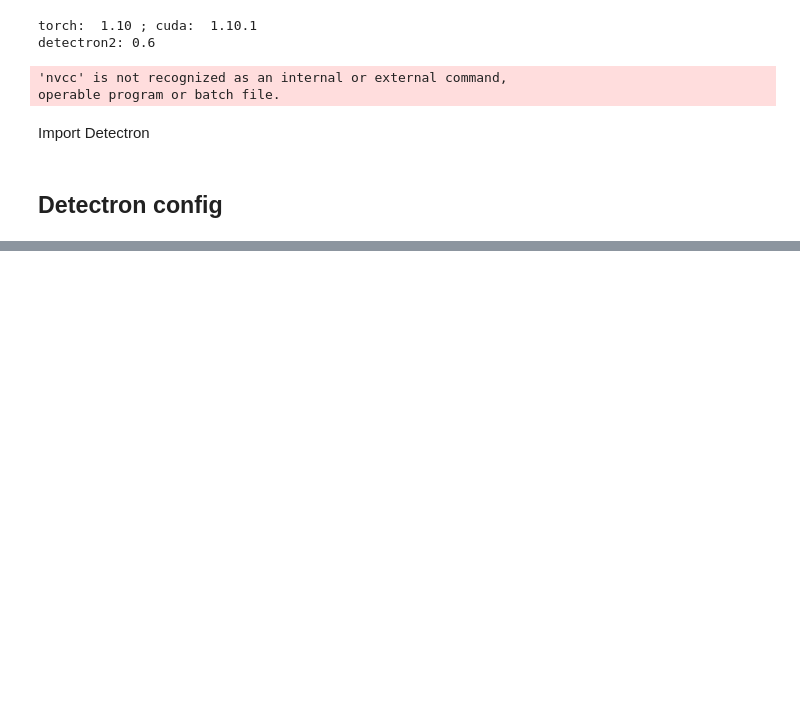
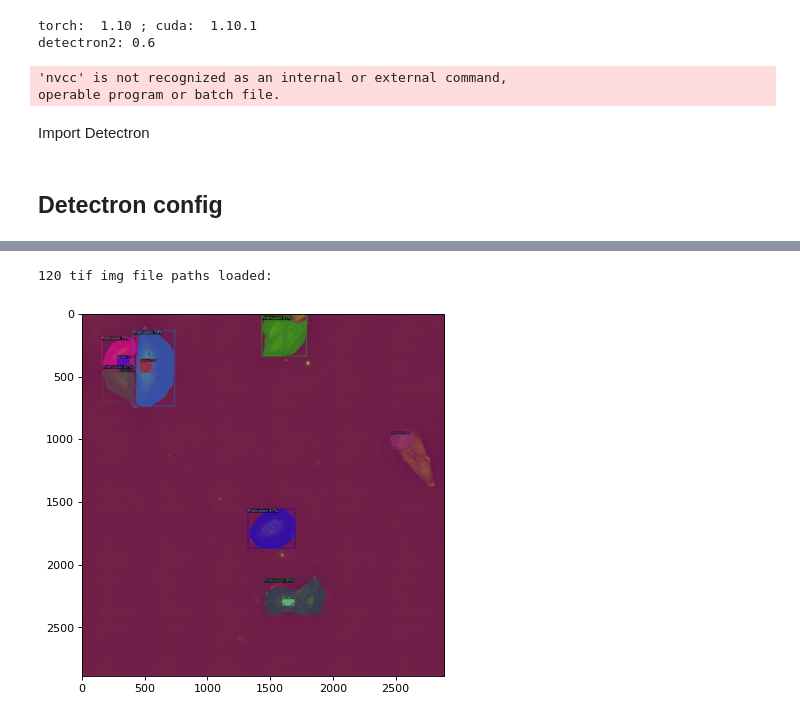
Before and after one commit to xing-lab-pitt/xing-vimentin-dic-pipeline, a Jupyter notebook: src/cxa_segmentation/notebooks/detectron_train.ipynb, the cells around one changed output, grey strips where cells are left out. Drawn from its saved outputs; the diff is of its cells as text; code cells hidden in the pictures; blank space fills up the shorter version.

Commit message:
update detectron and seg code

```diff
--- a/src/cxa_segmentation/notebooks/detectron_train.ipynb
+++ b/src/cxa_segmentation/notebooks/detectron_train.ipynb
@@ -78,0 +126,6 @@ cfg.TEST.EVAL_PERIOD = 500
+# %%
+cfg.OUTPUT_DIR = "./detectron_run0_output/"
+cfg.MODEL.WEIGHTS = os.path.join(cfg.OUTPUT_DIR, "model_final.pth")
+cfg.MODEL.ROI_HEADS.SCORE_THRESH_TEST = 0.55   # set the testing threshold for this model
+cfg.DATASETS.TEST = ("deepfashion_val", )
+predictor = DefaultPredictor(cfg)
@@ -78,0 +168,40 @@ cfg.TEST.EVAL_PERIOD = 500
+# %%
+import numpy as np
+import matplotlib.pyplot as plt
+from cellpose import models
+from cellpose.io import imread
+import glob
+from pathlib import Path
+from PIL import Image, ImageSequence
+from tqdm import tqdm
+import os
+import os.path
+import livecell_segment.datasets
+
+# dir_path = Path('D:\\xing-vimentin-dic-pipeline\\src\\cxa_segmentation\\cxa-data\\june_2022_data\\day0_Notreat_Group1_wellA1_RI_MIP_stitched')
+dir_path = Path('D:\\xing-vimentin-dic-pipeline\\src\\cxa_segmentation\\cxa-data\\june_2022_data\\day0_Notreat_Group1_wellA1_RI_MIP_stitched')
+imgs = livecell_segment.datasets.LiveCellImageDataset(dir_path, ext="tif")
+# %% [output]
+120 tif img file paths loaded:
+# %%
+img1 = imgs[100][:, :, np.newaxis]
+img1 = normalize_img_by_zscore(img1)
+img2 = cv2.imread(r"D:\xing-vimentin-dic-pipeline\src\cxa_segmentation\cxa-data\nandita_google_drive_files\Pittsburg University - Xing Lab\Collab_data\data\100th_1.png")
+# outputs
+# %%
+img = img1
+
+def detectron_predict_single_img(img):
+    outputs = predictor(img)
+    return outputs
+
+def detectron_visualize_img(img):
+    outputs = detectron_predict_single_img(img)
+    v = Visualizer(img[:, :, ::-1], MetadataCatalog.get(cfg.DATASETS.TRAIN[0]), scale=1.2)
+    v = v.draw_instance_predictions(outputs["instances"].to("cpu"))
+    figure = plt.figure(figsize=(8, 6), dpi=80)
+    plt.imshow(v.get_image()[:, :, ::-1])
+# %%
+detectron_visualize_img(img1)
+# %% [output]
+[figure, added]
```
Also changed, not shown: parts of 9 cells of this notebook, 2 other files.
